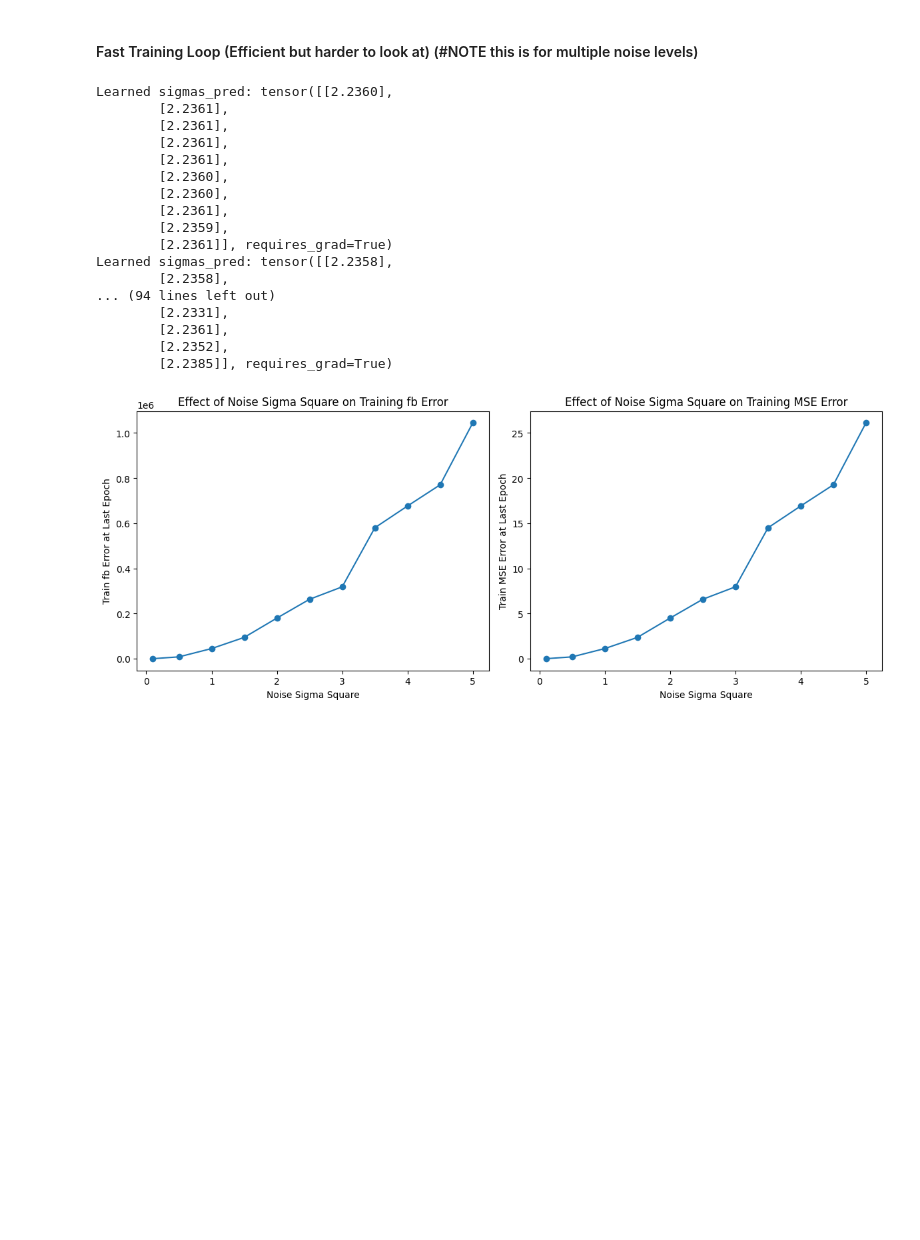
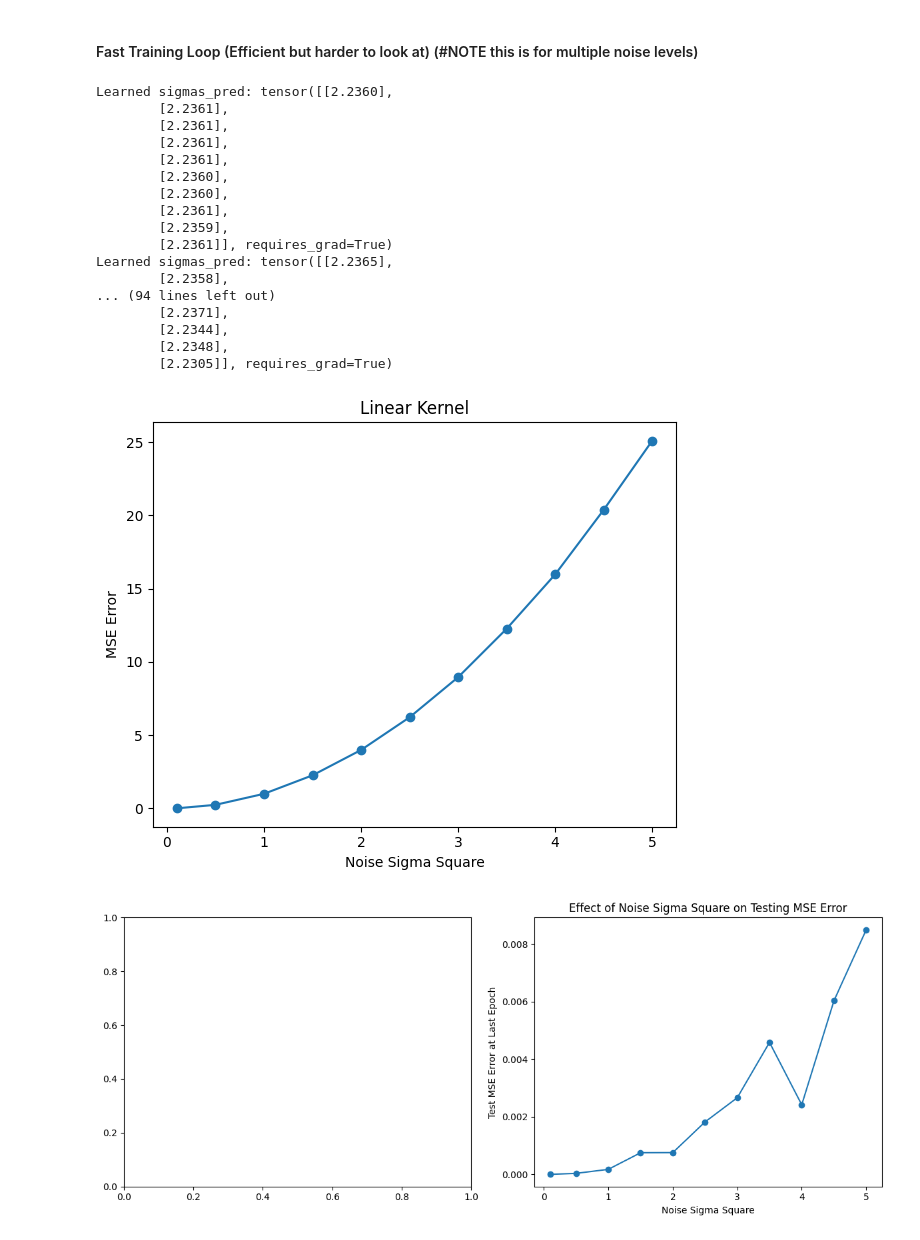
Before and after one commit to AhmaddAbbass/K-KANs, a Jupyter notebook: replication_of_kernels/linear_kernel/linear_kernel.ipynb, the cells around one changed output. Cells and saved outputs as stored; diff of their text form; code cells hidden in the pictures; blank space fills up the shorter version.

Commit message:
pushing my current experiments

```diff
--- a/replication_of_kernels/linear_kernel/linear_kernel.ipynb
+++ b/replication_of_kernels/linear_kernel/linear_kernel.ipynb
@@ -106,6 +123,8 @@ torch.manual_seed(0)
 array_of_noise_sigma_square = [0.1,0.5, 1, 1.5, 2, 2.5, 3, 3.5, 4, 4.5, 5]  #  0.5, 1, 1.5, 2, 2.5, 3, 3.5, 4, 4.5, 5
 train_error_last_epoch_for_each_experiment_mse = []
 train_error_last_epoch_for_each_experiment_fb = []
+test_error_for_each_experiment_mse = []
+test_error_for_each_experiment_fb = []
 # plot this against the last train error
 for noise_sigma_square in array_of_noise_sigma_square:
     # nature
@@ -117,7 +136,6 @@ for noise_sigma_square in array_of_noise_sigma_square:
     ).sample((n,))  # (n, p)
     true_sigma_square = 5.0
     # K_TRUE is a n x n kernel matrix with linear kernel plus noise
-
     """Adding noise on the dianoal only"""
     noise = torch.distributions.Normal(0, noise_sigma_square).sample((n,))
     K_TRUE = true_sigma_square * (X @ X.t()) # i.e. f(x) in y=f(x) + e
@@ -126,6 +144,15 @@ for noise_sigma_square in array_of_noise_sigma_square:
     noise_matrix = torch.distributions.Normal(0, noise_sigma_square).sample((n,n))
     K_TRUE_observed = K_TRUE + noise_matrix
 
+    """Test set"""
+    # test set
+    n_test = 50
+    X_test = torch.distributions.multivariate_normal.MultivariateNormal(
+        loc=torch.ones(p),
+        covariance_matrix=torch.eye(p)
+    ).sample((n_test,))  # (n_test, p)
+
+    K_test_TRUE = true_sigma_square * (X_test @ X_test.t())  # (n_test, n_test)
 
     # researcher
 
@@ -154,9 +181,14 @@ for noise_sigma_square in array_of_noise_sigma_square:
             sigmas_pred -= learning_rate * sigmas_pred.grad
             # zero the gradients
             sigmas_pred.grad.zero_()
-        if epoch % 10 == 0:
-            # print(f"Epoch {epoch}, Loss: {loss.item()}")
-            pass
+    # Testing phase
+    weights = sigmas_pred.T ** 2   # (1, p)
+    K_test_pred = (X_test * weights) @ X_test.T # n_test x n_test
+    diff_test = K_test_TRUE - K_test_pred
+    test_mse_loss = (diff_test * diff_test).mean()
+    test_fro_loss = torch.norm(diff_test, p='fro')**2
+    test_error_for_each_experiment_mse.append(test_mse_loss.item())
+    test_error_for_each_experiment_fb.append(test_fro_loss.item())
     print("Learned sigmas_pred:", sigmas_pred)
     train_error_last_epoch_for_each_experiment_mse.append(losses_mse[-1])
     train_error_last_epoch_for_each_experiment_fb.append(losses_fb[-1])
@@ -171,33 +203,46 @@ Learned sigmas_pred: tensor([[2.2360],
         [2.2361],
         [2.2359],
         [2.2361]], requires_grad=True)
-Learned sigmas_pred: tensor([[2.2358],
+Learned sigmas_pred: tensor([[2.2365],
         [2.2358],
 ... (94 lines left out)
-        [2.2331],
-        [2.2361],
-        [2.2352],
-        [2.2385]], requires_grad=True)
+        [2.2371],
+        [2.2344],
+        [2.2348],
+        [2.2305]], requires_grad=True)
 # %%
+
+# --- Plotting train---
+# --- Plotting train (MSE only) ---
+plt.figure(figsize=(6, 5))
+
+plt.plot(array_of_noise_sigma_square,
+         train_error_last_epoch_for_each_experiment_mse,
+         marker='o')
+
+plt.xlabel('Noise Sigma Square')
+plt.ylabel('MSE Error')
+plt.title('Linear Kernel')
+
+plt.tight_layout()
+plt.savefig('noise_vs_train_mse_error_linear_kernel.png')
+plt.show()
+
+
+
+# --- Plotting test---
 fig, axes = plt.subplots(1, 2, figsize=(12, 5))
-
-# --- Left plot: fb error ---
-axes[0].plot(array_of_noise_sigma_square,
-             train_error_last_epoch_for_each_experiment_fb,
-             marker='o')
-axes[0].set_xlabel('Noise Sigma Square')
-axes[0].set_ylabel('Train fb Error at Last Epoch')
-axes[0].set_title('Effect of Noise Sigma Square on Training fb Error')
 
 # --- Right plot: MSE error ---
 axes[1].plot(array_of_noise_sigma_square,
-             train_error_last_epoch_for_each_experiment_mse,
+             test_error_for_each_experiment_mse,
              marker='o')
 axes[1].set_xlabel('Noise Sigma Square')
-axes[1].set_ylabel('Train MSE Error at Last Epoch')
-axes[1].set_title('Effect of Noise Sigma Square on Training MSE Error')
-plt.savefig('noise_vs_train_error_linear_kernel.png')
+axes[1].set_ylabel('Test MSE Error at Last Epoch')
+axes[1].set_title('Effect of Noise Sigma Square on Testing MSE Error')
+# plt.savefig('noise_vs_test_error_linear_kernel.png')
 plt.tight_layout()
 plt.show()
 # %% [output]
-[figure, old version]
+[figure, new version]
+[figure, added]
```
Also changed, not shown: parts of 1 cell of this notebook, 12 other files.
